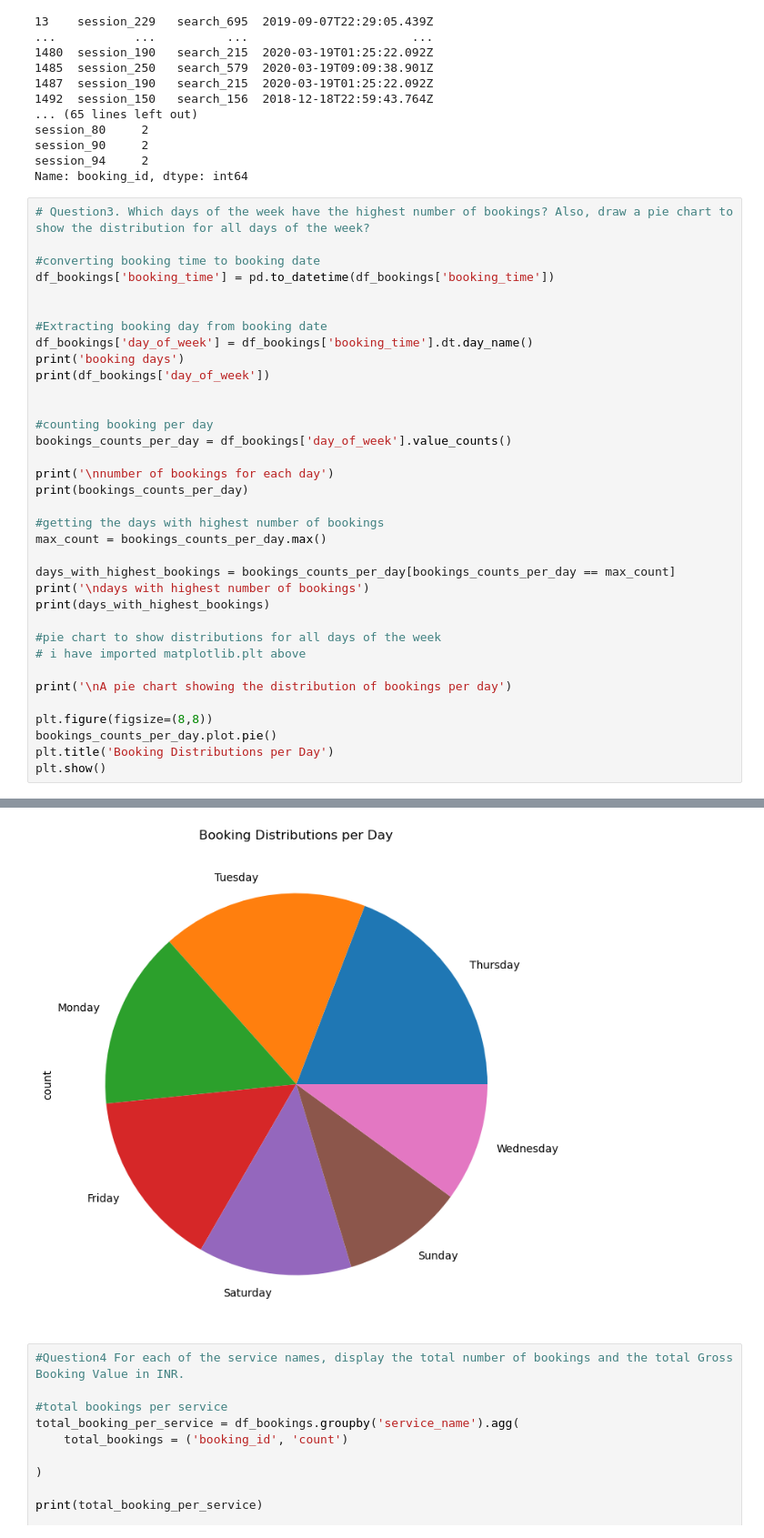
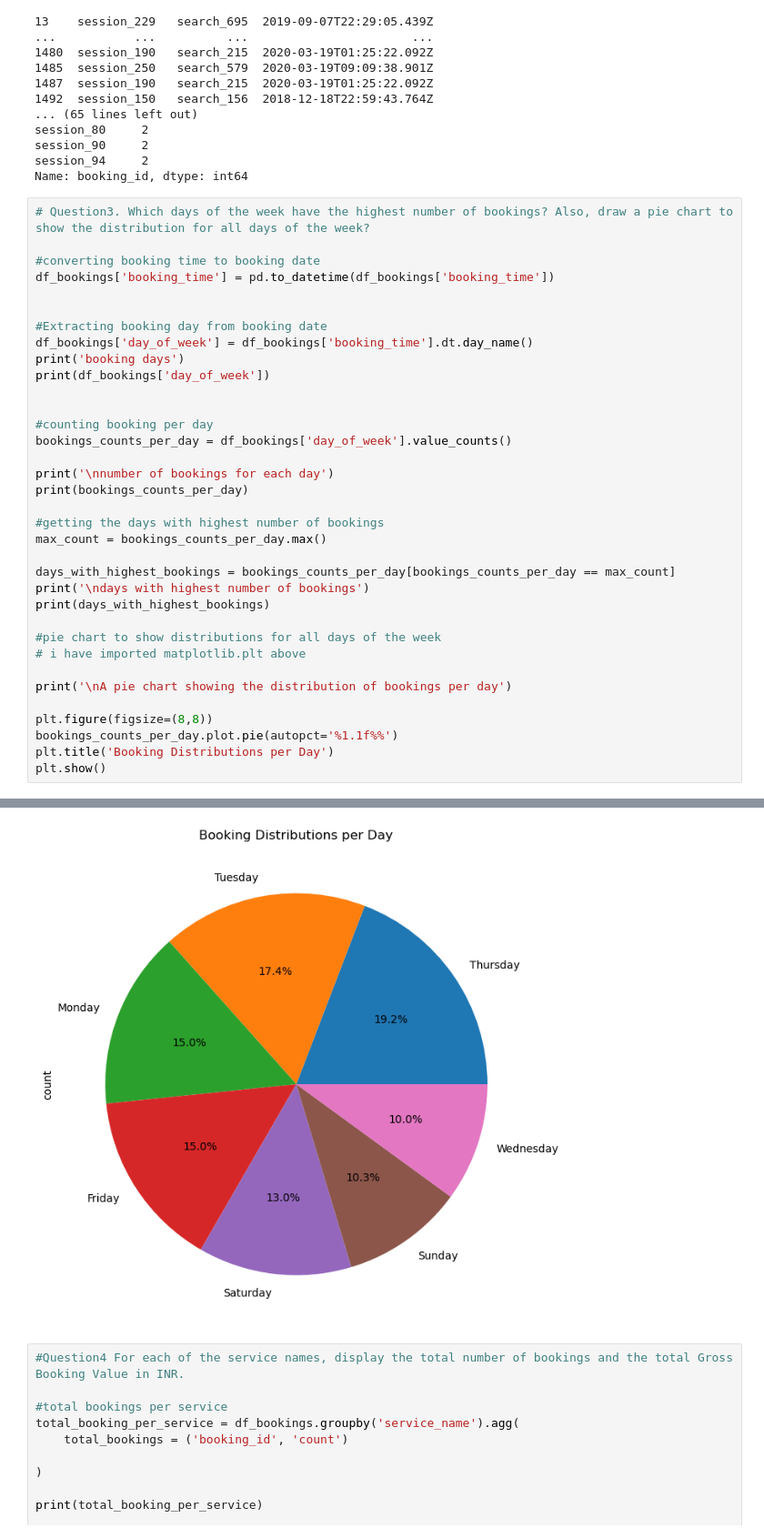
Before and after one commit to SWAAFIYAH/Aggregator_project, a Jupyter notebook: Untitled.ipynb, the cells around one changed output, grey strips where cells are left out. Shown at 91% size. Drawn from its saved outputs; the diff is of its cells as text.

```diff
--- a/Untitled.ipynb
+++ b/Untitled.ipynb
@@ -140,35 +140,35 @@ max_count = bookings_counts_per_day.max()
 days_with_highest_bookings = bookings_counts_per_day[bookings_counts_per_day == max_count]
 print('\ndays with highest number of bookings')
 print(days_with_highest_bookings)
 
 #pie chart to show distributions for all days of the week
 # i have imported matplotlib.plt above
 
 print('\nA pie chart showing the distribution of bookings per day')
 
 plt.figure(figsize=(8,8))
-bookings_counts_per_day.plot.pie()
+bookings_counts_per_day.plot.pie(autopct='%1.1f%%')
 plt.title('Booking Distributions per Day')
 plt.show()
 # %% [output]
 booking days
 0      Wednesday
 1      Wednesday
 2         Monday
 3         Friday
 4        Tuesday
          ...
 334       Friday
 335     Saturday
 336       Friday
 337     Thursday
 338       Monday
 ... (15 lines left out)
 Thursday    65
 Name: count, dtype: int64
 
 A pie chart showing the distribution of bookings per day
-[figure, old version]
+[figure, new version]
 # %%
 #Question4 For each of the service names, display the total number of bookings and the total Gross Booking Value in INR.
 
```
Also changed, not shown: parts of 4 cells of this notebook.
